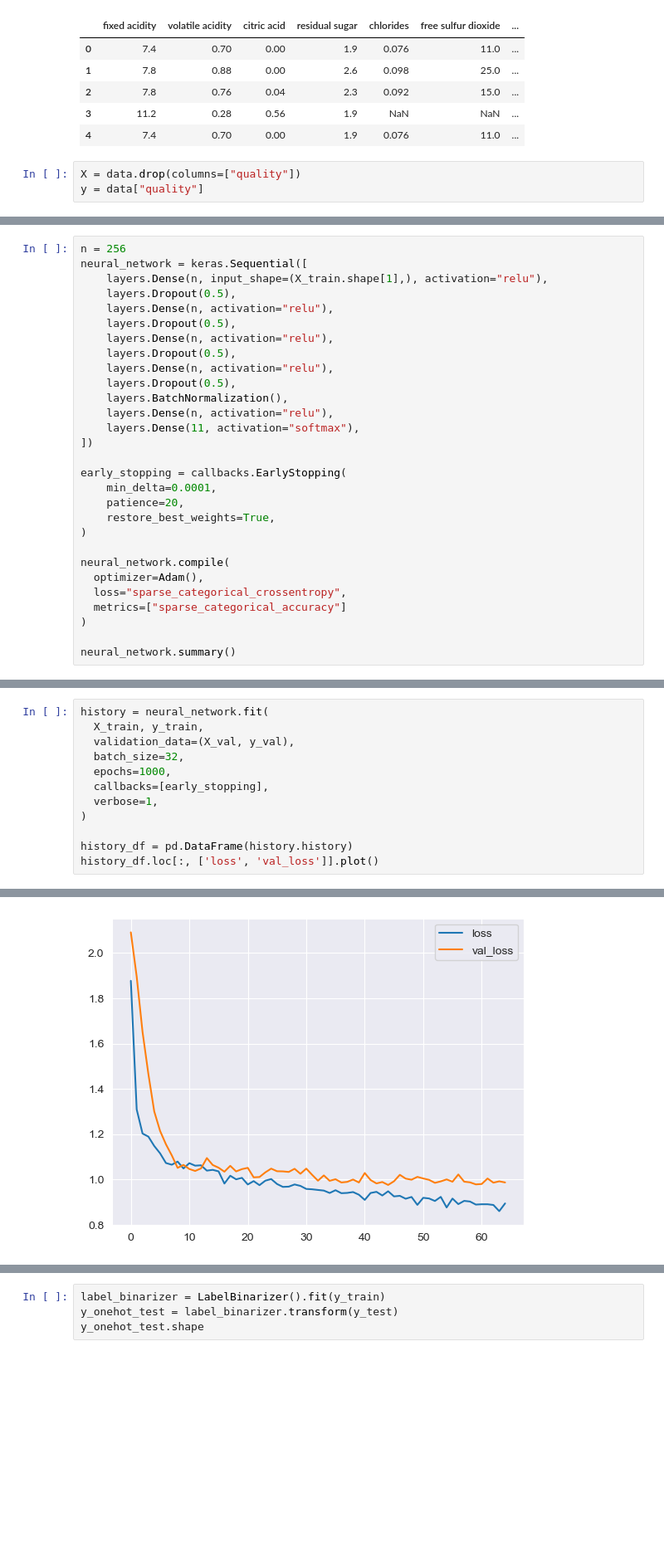
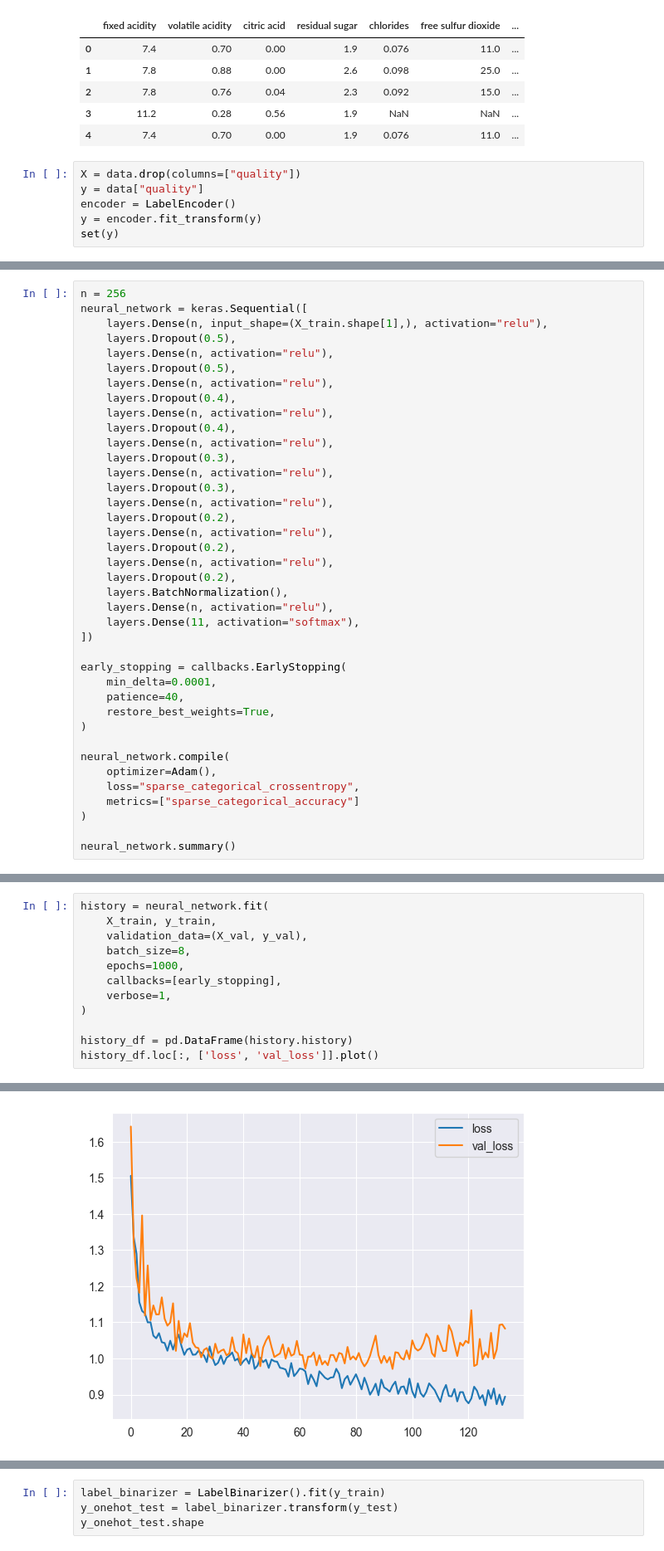
Before and after one commit to ktylus/psi_projekt, a Jupyter notebook: modeling.ipynb, the cells around one changed output, grey strips where cells are left out. Shown at 83% size. Saved outputs shown, nothing was run; the diff lists cells and outputs as text; blank space fills up the shorter version.

```diff
--- a/modeling.ipynb
+++ b/modeling.ipynb
@@ -31,3 +33,6 @@ data.head()
 # %%
 X = data.drop(columns=["quality"])
 y = data["quality"]
+encoder = LabelEncoder()
+y = encoder.fit_transform(y)
+set(y)
@@ -152,9 +198,19 @@ neural_network = keras.Sequential([
     layers.Dense(n, activation="relu"),
     layers.Dropout(0.5),
     layers.Dense(n, activation="relu"),
-    layers.Dropout(0.5),
+    layers.Dropout(0.4),
     layers.Dense(n, activation="relu"),
-    layers.Dropout(0.5),
+    layers.Dropout(0.4),
+    layers.Dense(n, activation="relu"),
+    layers.Dropout(0.3),
+    layers.Dense(n, activation="relu"),
+    layers.Dropout(0.3),
+    layers.Dense(n, activation="relu"),
+    layers.Dropout(0.2),
+    layers.Dense(n, activation="relu"),
+    layers.Dropout(0.2),
+    layers.Dense(n, activation="relu"),
+    layers.Dropout(0.2),
     layers.BatchNormalization(),
     layers.Dense(n, activation="relu"),
     layers.Dense(11, activation="softmax"),
@@ -162,14 +218,14 @@ neural_network = keras.Sequential([
 
 early_stopping = callbacks.EarlyStopping(
     min_delta=0.0001,
-    patience=20,
+    patience=40,
     restore_best_weights=True,
 )
 
 neural_network.compile(
-  optimizer=Adam(),
-  loss="sparse_categorical_crossentropy",
-  metrics=["sparse_categorical_accuracy"]
+    optimizer=Adam(),
+    loss="sparse_categorical_crossentropy",
+    metrics=["sparse_categorical_accuracy"]
 )
 
 neural_network.summary()
@@ -193,12 +249,12 @@ Non-trainable params: 512
 _________________________________________________________________
 # %%
 history = neural_network.fit(
-  X_train, y_train,
-  validation_data=(X_val, y_val),
-  batch_size=32,
-  epochs=1000,
-  callbacks=[early_stopping],
-  verbose=1,
+    X_train, y_train,
+    validation_data=(X_val, y_val),
+    batch_size=8,
+    epochs=1000,
+    callbacks=[early_stopping],
+    verbose=1,
 )
 
 history_df = pd.DataFrame(history.history)
@@ -225 +281 @@ Epoch 65/1000
-[figure, old version]
+[figure, new version]
```
Also changed, not shown: parts of 19 cells of this notebook, 1 other file.
